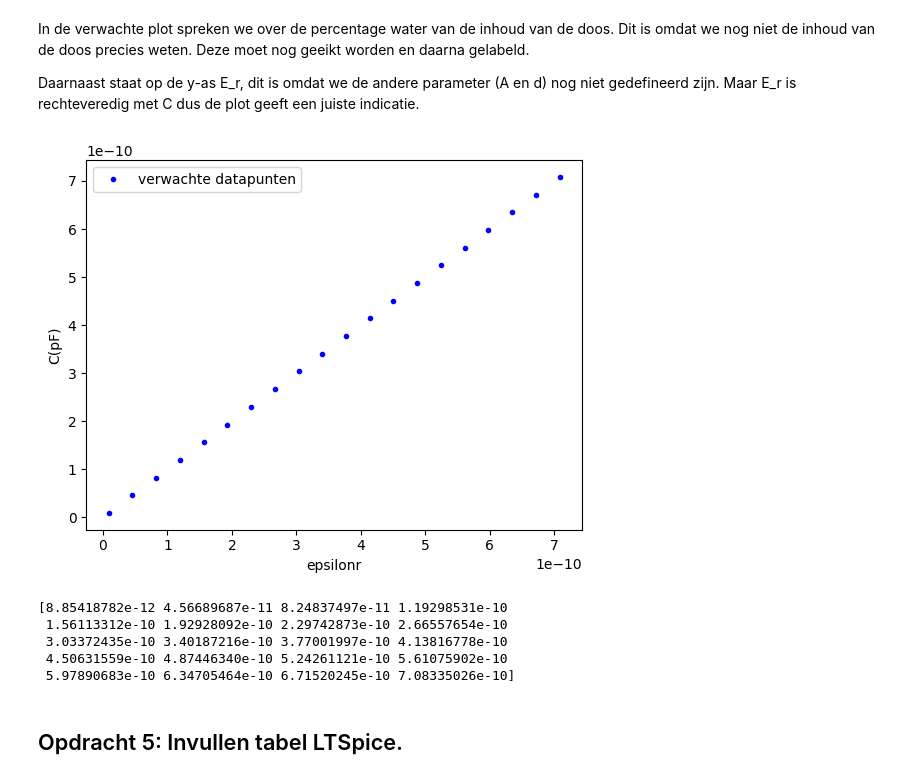
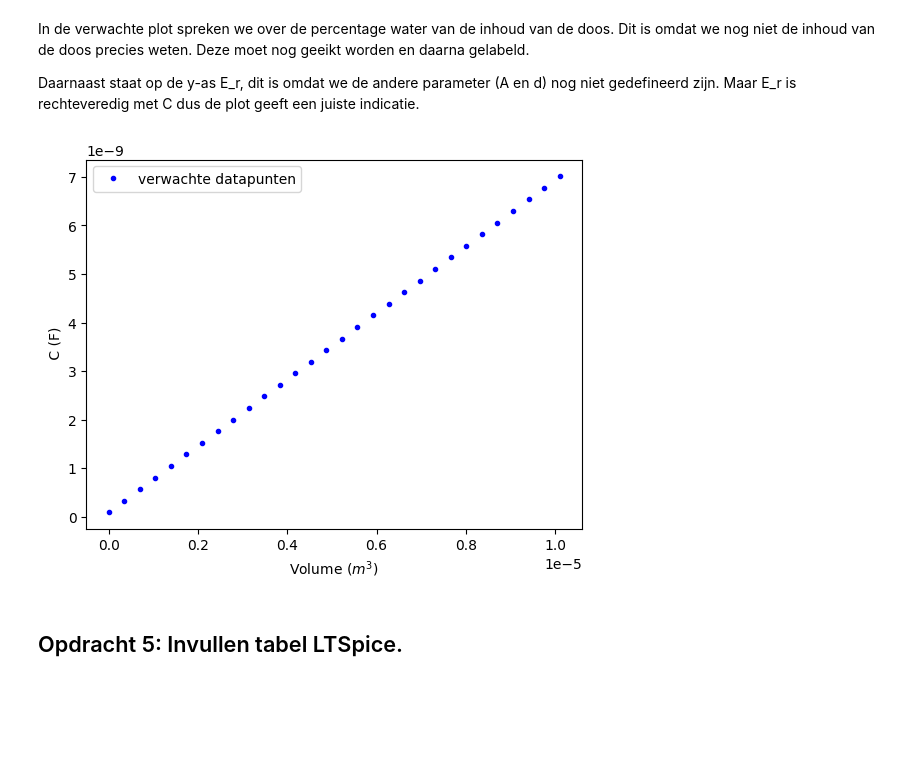
Before and after one commit to sjiemen/DEF_opdrachten_fork, a Jupyter notebook: FysiekeOntwerpopdrachten/2OntwerpEenSensorCondensator/DEFOntwerpopdracht2OntwerpEenSensorInvulTemplate.ipynb, the cells around one changed output. Saved outputs shown, nothing was run; the diff lists cells and outputs as text; code cells hidden in the pictures; blank space fills up the shorter version.

```diff
--- a/FysiekeOntwerpopdrachten/2OntwerpEenSensorCondensator/DEFOntwerpopdracht2OntwerpEenSensorInvulTemplate.ipynb
+++ b/FysiekeOntwerpopdrachten/2OntwerpEenSensorCondensator/DEFOntwerpopdracht2OntwerpEenSensorInvulTemplate.ipynb
@@ -82,25 +89,18 @@ Wij gaan een sensor maken die het niveau van een laag water meet, door middel va
 In de verwachte plot spreken we over de percentage water van de inhoud van de doos. Dit is omdat we nog niet de inhoud van de doos precies weten. Deze moet nog geeikt worden en daarna gelabeld.
 
 Daarnaast staat op de y-as E_r, dit is omdat we de andere parameter (A en d) nog niet gedefineerd zijn. Maar E_r is rechteveredig met C dus de plot geeft een juiste indicatie.
-# %%
-epsilonr = epsilon0 * np.linspace(1,80,20) # permittiviteit die steeds hoger wordt omdat er meer water toegevoegd wordt
-d = 0.01 # verwachte afstand tussen de twee platen
-A = 0.1**2 # Gemeten oppervlak overlappend tussen de twee platen
-c = vlakkeplaat(epsilonr,A,d) # Maken gebruik van de vlakkeplaatfunctie eerder gedefinieerd
-plt.figure()
-plt.plot(epsilonr, c, 'b.', label="verwachte datapunten")
-plt.legend()
-plt.xlabel("epsilonr")
-plt.ylabel("C(pF)")
-plt.show()
-print(c)
-# %% [output]
-[figure, removed]
-[8.85418782e-12 4.56689687e-11 8.24837497e-11 1.19298531e-10
- 1.56113312e-10 1.92928092e-10 2.29742873e-10 2.66557654e-10
- 3.03372435e-10 3.40187216e-10 3.77001997e-10 4.13816778e-10
- 4.50631559e-10 4.87446340e-10 5.24261121e-10 5.61075902e-10
- 5.97890683e-10 6.34705464e-10 6.71520245e-10 7.08335026e-10]
+# %%
+c = epsilon0*epsilon_verwacht(volumes_verwacht)*A/d
+
+
+plt.figure()
+plt.plot(volumes_verwacht, c, 'b.', label="verwachte datapunten")
+plt.legend()
+plt.xlabel(r"Volume $(m^3)$")
+plt.ylabel(r" C (F)")
+plt.show()
+# %% [output]
+[figure, added]
 # %% [markdown]
 ## Opdracht 5: Invullen tabel LTSpice.
 # %% [markdown]
```
Also changed, not shown: parts of 3 cells of this notebook.
